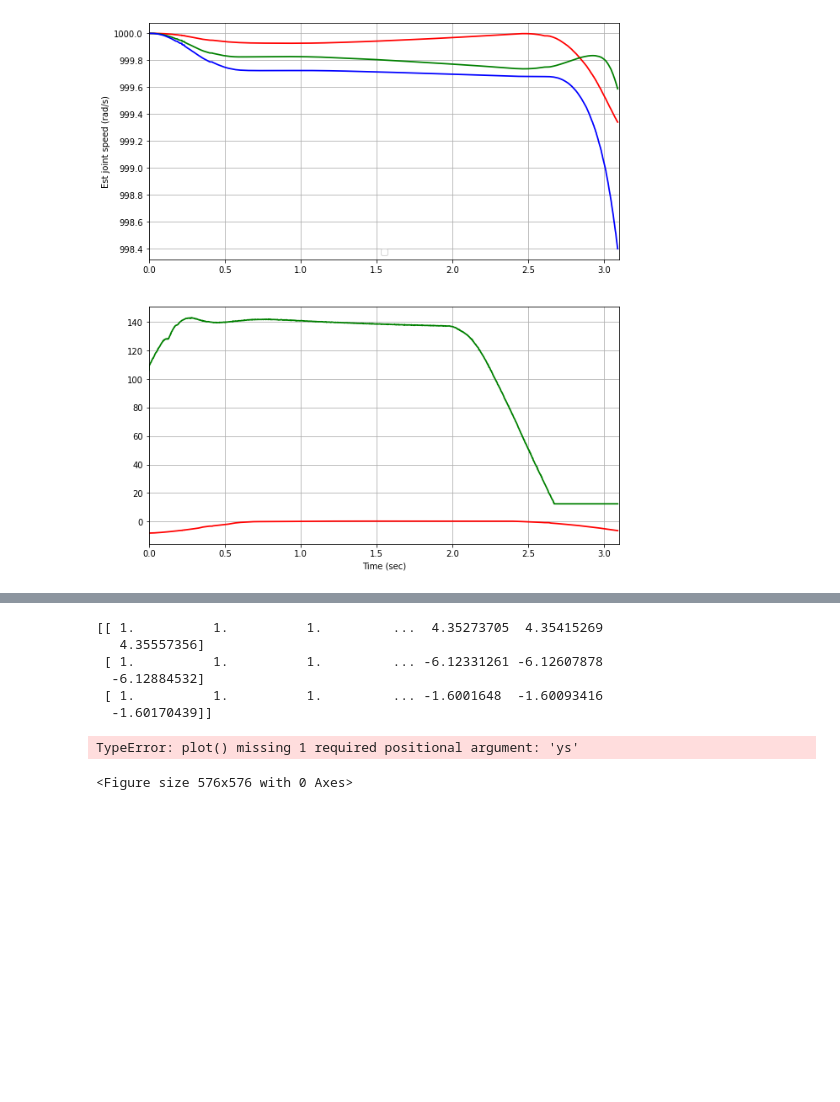
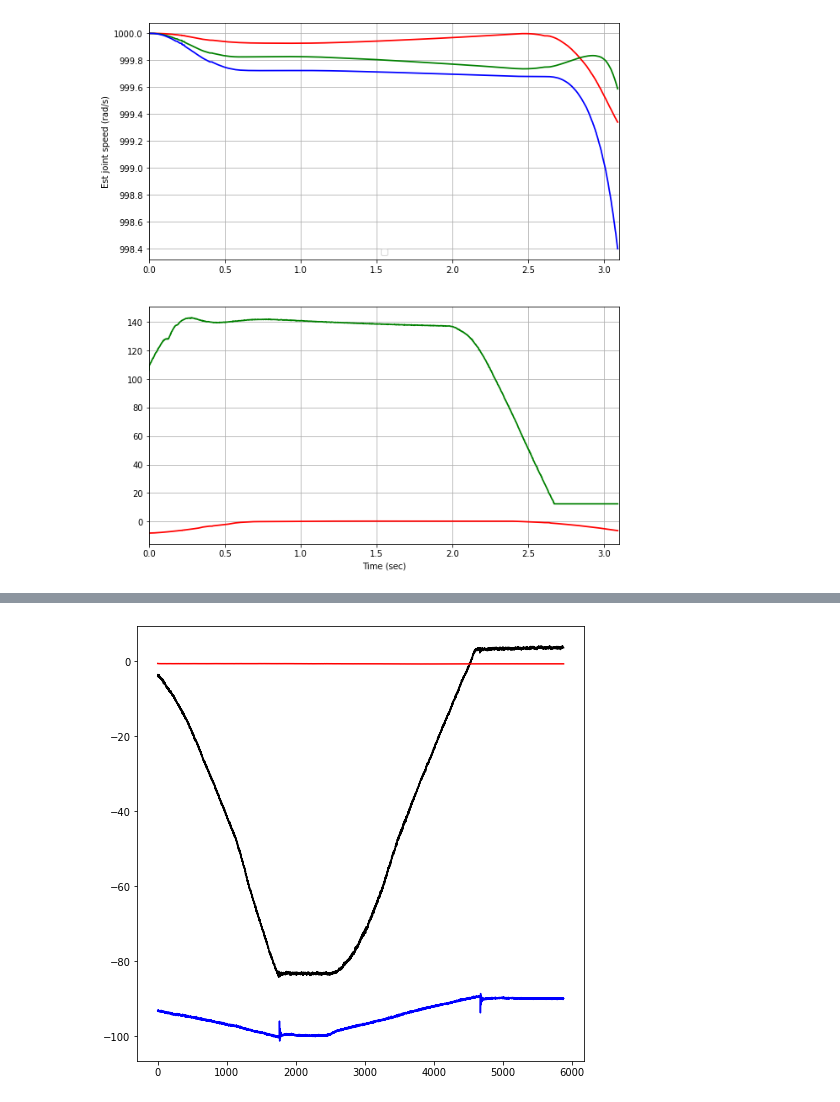
Before and after one commit to khaninger/full-state-estimator, a Jupyter notebook: rosbag_plot.ipynb, the cells around one changed output, grey strips where cells are left out. Cells and saved outputs as stored; diff of their text form; code cells hidden in the pictures; blank space fills up the shorter version.

```diff
--- a/rosbag_plot.ipynb
+++ b/rosbag_plot.ipynb
@@ -245,29 +245,22 @@ plt.show()
 # %%
-# Plotting the positoin and orientation of the robot and the estimated contact point
+# Plotting the estimated force, observer force, measured force
 import pickle
 #%matplotlib
-traj = 'data/racer_rotate_long_4.pkl'
+traj = 'data/ur_vertical_2.pkl'
 #traj = 'data/racer_rotate_and_slip_long_1.pkl'
 
 
 fig = plt.figure(figsize=(8,8))
 with open(traj, 'rb') as f:
-    _, _, x_is, x_ees, stiffs = pickle.load(f)
-stiffs = np.array(stiffs)
-num_pts = x_is.shape[1]
-print(stiffs)
-ax.plot(stiffs[1,:])
-plt.tight_layout()
-plt.xlabel('x (meter)')
-plt.ylabel('y')
+    _, _, _, _, _, f_ee_mo, f_ee_obs, f_ee = pickle.load(f)
+
+t = range(f_ee.shape[1])
+plt.plot(t, f_ee[2], 'k')
+plt.plot(t, f_ee_mo[2], 'b')
+plt.plot(t, f_ee_obs[2], 'r')
+#plt.xlabel('x (meter)')
+#lt.ylabel('y')
 #plt.savefig('offline_long_slip.pdf')
 plt.show()
 # %% [output]
-[[ 1.          1.          1.         ...  4.35273705  4.35415269
-   4.35557356]
- [ 1.          1.          1.         ... -6.12331261 -6.12607878
-  -6.12884532]
- [ 1.          1.          1.         ... -1.6001648  -1.60093416
-  -1.60170439]]
-TypeError: plot() missing 1 required positional argument: 'ys'
-<Figure size 576x576 with 0 Axes>
+[figure, added]
```
Also changed, not shown: parts of 1 cell of this notebook, 10 other files.
